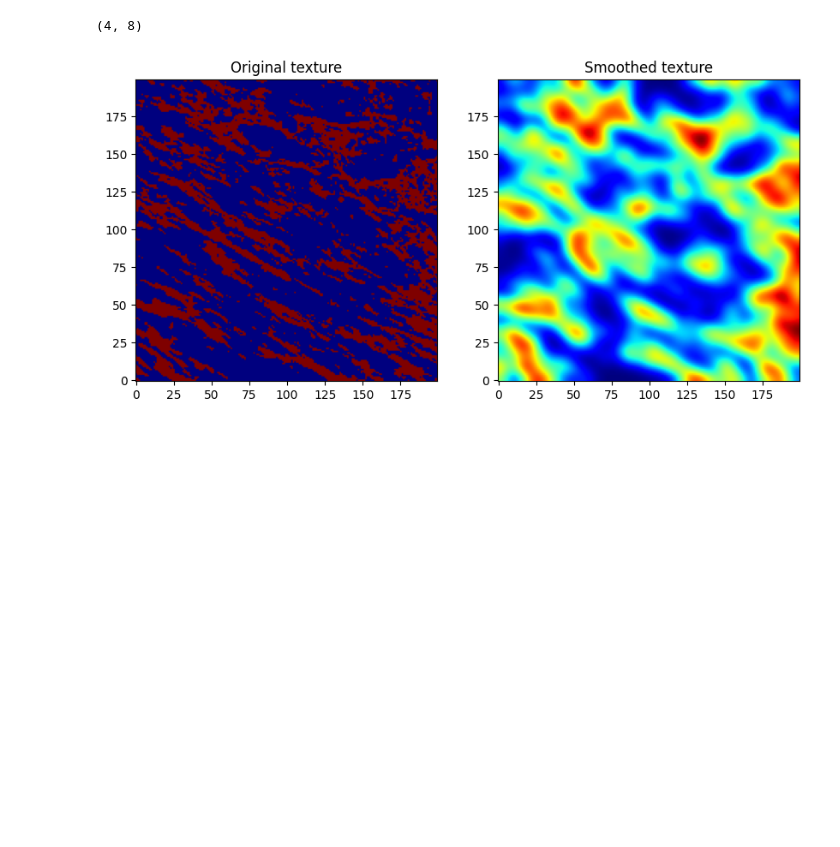
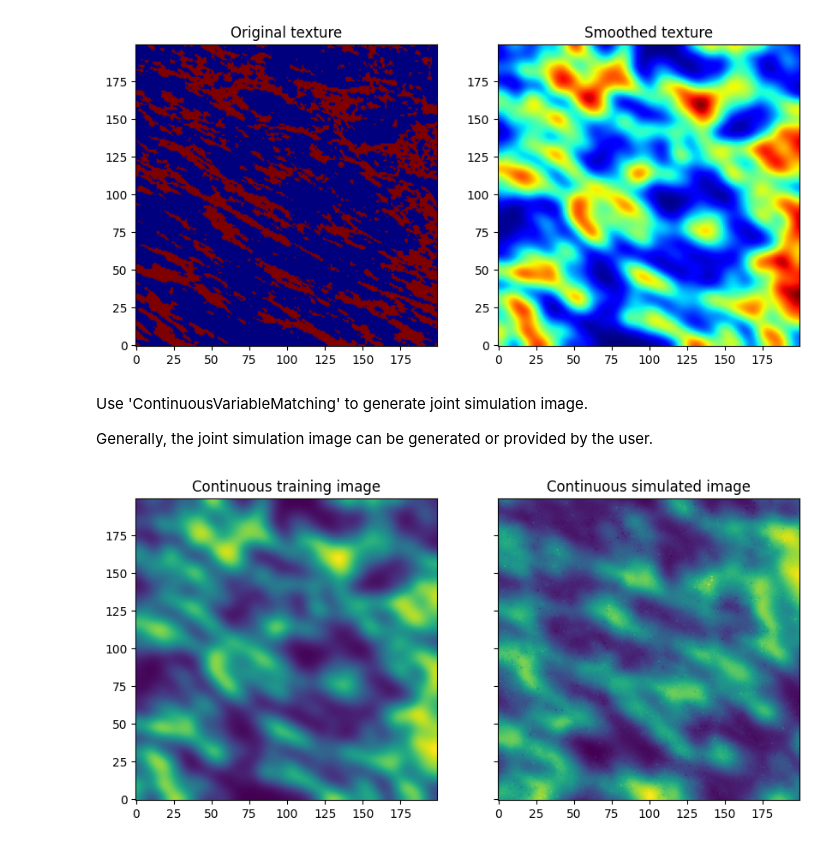
Before and after one commit to TiNezlobinsky/BiTis, a Jupyter notebook: Tutorials/FibrosisGeneration.ipynb, the cells around one changed output. Cells and saved outputs as stored; diff of their text form; code cells hidden in the pictures; blank space fills up the shorter version.

```diff
--- a/Tutorials/FibrosisGeneration.ipynb
+++ b/Tutorials/FibrosisGeneration.ipynb
@@ -30,21 +83,8 @@ memory usage: 3.6+ KB
 # %%
-from pathlib import Path
-import ast
-import numpy as np
-import pandas as pd
-import matplotlib.pyplot as plt
 from scipy.ndimage import gaussian_filter
 
 
-# Filter the dataset to extract one specific texture that meets the criteria:
-filtered_df = df[(df['Density'].between(0.3, 0.35)) &
-                 (df['Elongation'] > 2.5)]
-
-print(filtered_df.shape)
-texture = filtered_df["Tissue Matrix"].iloc[0]
-
-# 1 - healthy tissue, 2 - fibrosis
-texture = np.where(texture == 0, 1, 2).astype(np.float32)
+# Generate smoothed texture to use it as a joint training image
 texture_smoothed = gaussian_filter(texture, sigma=5)
 
 fig, axs = plt.subplots(1, 2, figsize=(10, 5))
@@ -54,5 +94,42 @@ axs[1].imshow(texture_smoothed, cmap='jet', origin='lower')
 axs[1].set_title('Smoothed texture')
 plt.show()
 # %% [output]
-(4, 8)
 [figure]
+# %% [markdown]
+Use 'ContinuousVariableMatching' to generate joint simulation image.
+
+Generally, the joint simulation image can be generated or provided by the user.
+# %%
+# Use 'ContinuousVariableMatching' to generate joint simulation image.
+# Generally, the joint simulation image can be generated or provided by the user.
+max_known_pixels = 30
+max_template_size = 40
+min_template_size = 3
+num_of_candidates = 2
+min_known_pixels = 1
+
+training_image = texture_smoothed
+
+simulation_tex = np.zeros_like(training_image)
+simulation = bt.Simulation()
+simulation.path_builder = bt.RandomSimulationPathBuilder(simulation_tex)
+simulation.template_builder = bt.AdaptiveTemplateBuilder(simulation_tex,
+                                                         max_known_pixels,
+                                                         max_template_size,
+                                                         min_template_size)
+simulation.template_matching = bt.ContinuousVariableMatching(training_image,
+                                                             num_of_candidates,
+                                                             min_known_pixels)
+simulated_tex = simulation.run()
+
+fig, ax = plt.subplots(1, 2, figsize=(10, 5), sharex=True, sharey=True)
+ax[0].imshow(training_image, origin='lower')
+ax[0].set_title('Continuous training image')
+ax[1].imshow(simulated_tex, origin='lower')
+ax[1].set_title('Continuous simulated image')
+plt.show()
+
+joint_training_image = training_image.copy()
+joint_simulated_image = simulated_tex.copy()
+# %% [output]
+[figure, added]
```
Also changed, not shown: parts of 12 cells of this notebook, 2 other files.
